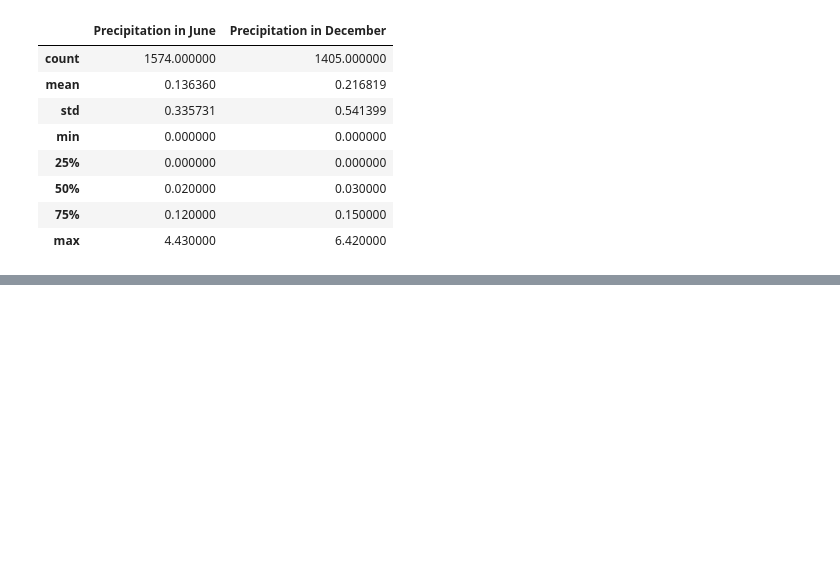
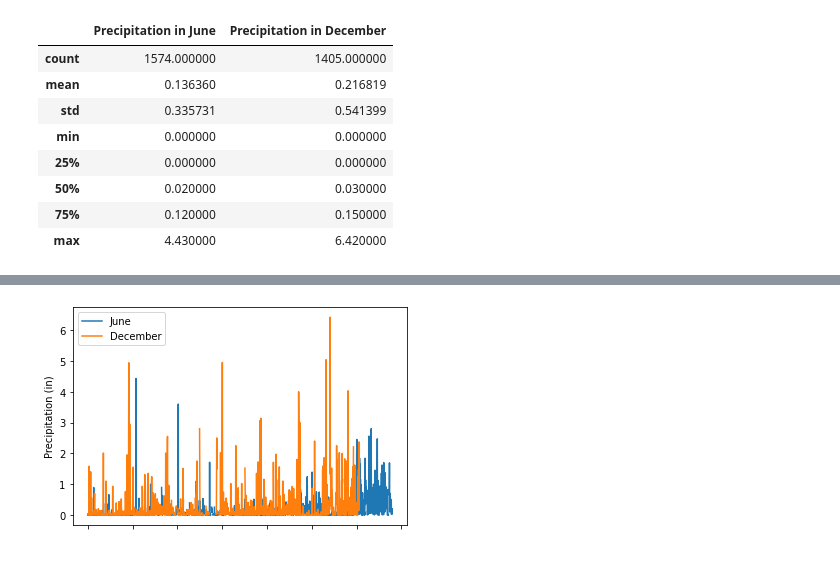
Before and after one commit to RababHanda/SQLite, a Jupyter notebook: SurfsUp_Challenge.ipynb, the cells around one changed output, grey strips where cells are left out. Saved outputs shown, nothing was run; the diff lists cells and outputs as text; code cells hidden in the pictures; blank space fills up the shorter version.

```diff
--- a/SurfsUp_Challenge.ipynb
+++ b/SurfsUp_Challenge.ipynb
@@ -174,0 +186,9 @@ prcp_df
+# %%
+ax = june_prcp_df.plot()
+dec_prcp_df.plot(ax=ax)
+ax.legend(['June', 'December'])
+ax.tick_params(axis='x', labelcolor='white')
+ax.set_ylabel('Precipitation (in)')
+ax.figure.savefig('Resources/prcp_graph.png')
+# %% [output]
+[figure, added]
```
Also changed, not shown: parts of 2 cells of this notebook, 4 other files.
